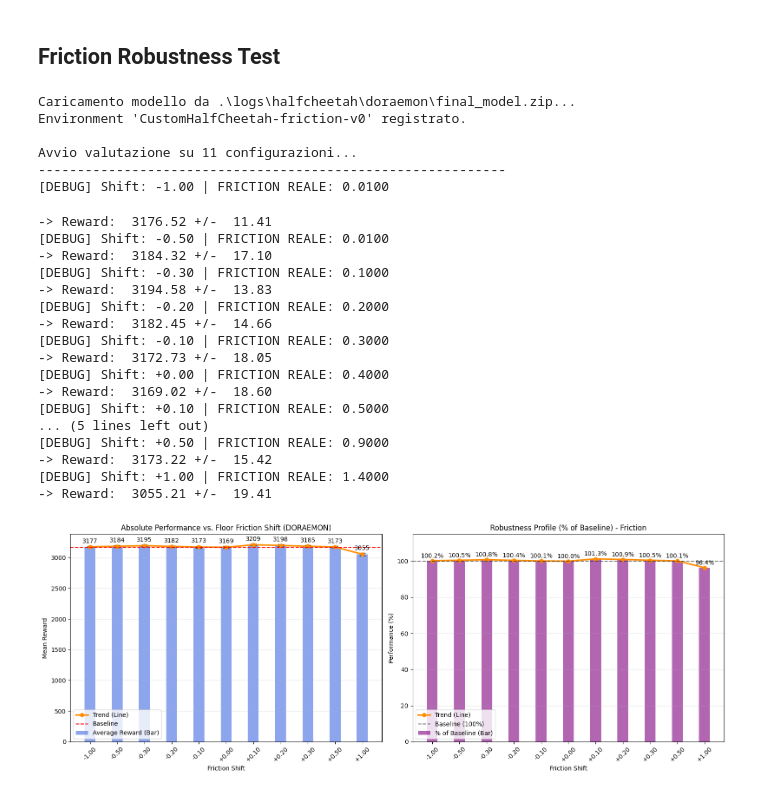
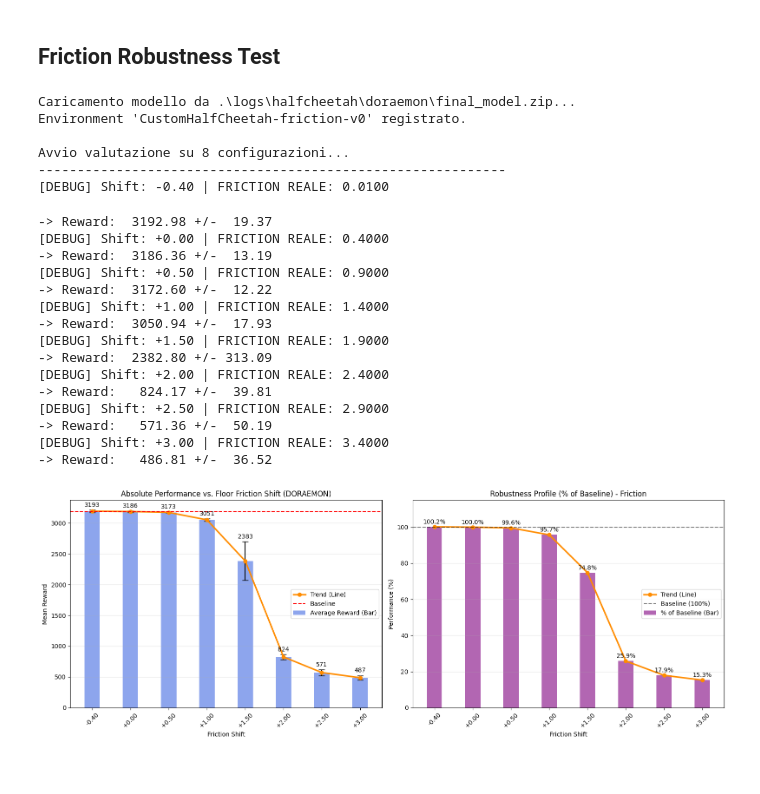
Before and after one commit to alessandro-benvenuti/doraemon-sim2real, a Jupyter notebook: notebooks/halfcheetah_experiments.ipynb, the cells around one changed output. Saved outputs shown, nothing was run; the diff lists cells and outputs as text; code cells hidden in the pictures.

```diff
--- a/notebooks/halfcheetah_experiments.ipynb
+++ b/notebooks/halfcheetah_experiments.ipynb
@@ -811,7 +811,8 @@ except:
     pass
 
 # --- 3. CONFIGURAZIONE VALUTAZIONE ---
-friction_shifts = [-3.0, -0.5, -0.3, -0.2, -0.1, 0.0, 0.1, 0.2, 0.3, 0.5, 3.0]
+# sul ghiaccio
+friction_shifts = [-0.4, 0, 0.5, 1.0, 1.5, 2.0, 2.5, 3.0]
 n_eval_episodes = 10
 results_mean = []
 results_std = []
@@ -894,47 +895,45 @@ ax1.legend()
 ax1.bar_label(bars1, fmt='%.0f', padding=3)
 
 # --- Grafico B: Performance Relativa ---
 bars2 = ax2.bar(x_pos, percentages, align='center',
                 alpha=0.6, width=bar_width,
                 color='purple', label='% of Baseline (Bar)')
 
 ax2.plot(x_pos, percentages, color='darkorange', marker='o', linewidth=2.5, label='Trend (Line)')
 
 ax2.axhline(y=100.0, color='black', linestyle='--', alpha=0.5, label='Baseline (100%)')
 ax2.set_title('Robustness Profile (% of Baseline) - Friction')
 ax2.set_xlabel('Friction Shift')
 ax2.set_ylabel('Performance (%)')
 ax2.set_xticks(x_pos)
 ax2.set_xticklabels([f'{s:+.2f}' for s in friction_shifts], rotation=45)
 ax2.set_ylim(0, max(115, np.max(percentages) + 10))
 ax2.grid(True, axis='y', alpha=0.3)
 ax2.legend()
 ax2.bar_label(bars2, fmt='%.1f%%', padding=3)
 
 plt.tight_layout()
 plt.show()
 # %% [output]
 Caricamento modello da .\logs\halfcheetah\doraemon\final_model.zip...
 Environment 'CustomHalfCheetah-friction-v0' registrato.
 
-Avvio valutazione su 11 configurazioni...
+Avvio valutazione su 8 configurazioni...
 ------------------------------------------------------------
-[DEBUG] Shift: -1.00 | FRICTION REALE: 0.0100
+[DEBUG] Shift: -0.40 | FRICTION REALE: 0.0100
--> Reward:  3176.52 +/-  11.41
-[DEBUG] Shift: -0.50 | FRICTION REALE: 0.0100
--> Reward:  3184.32 +/-  17.10
-[DEBUG] Shift: -0.30 | FRICTION REALE: 0.1000
--> Reward:  3194.58 +/-  13.83
-[DEBUG] Shift: -0.20 | FRICTION REALE: 0.2000
--> Reward:  3182.45 +/-  14.66
-[DEBUG] Shift: -0.10 | FRICTION REALE: 0.3000
--> Reward:  3172.73 +/-  18.05
+-> Reward:  3192.98 +/-  19.37
 [DEBUG] Shift: +0.00 | FRICTION REALE: 0.4000
--> Reward:  3169.02 +/-  18.60
-[DEBUG] Shift: +0.10 | FRICTION REALE: 0.5000
-... (5 lines left out)
+-> Reward:  3186.36 +/-  13.19
 [DEBUG] Shift: +0.50 | FRICTION REALE: 0.9000
--> Reward:  3173.22 +/-  15.42
+-> Reward:  3172.60 +/-  12.22
 [DEBUG] Shift: +1.00 | FRICTION REALE: 1.4000
--> Reward:  3055.21 +/-  19.41
+-> Reward:  3050.94 +/-  17.93
+[DEBUG] Shift: +1.50 | FRICTION REALE: 1.9000
+-> Reward:  2382.80 +/- 313.09
+[DEBUG] Shift: +2.00 | FRICTION REALE: 2.4000
+-> Reward:   824.17 +/-  39.81
+[DEBUG] Shift: +2.50 | FRICTION REALE: 2.9000
+-> Reward:   571.36 +/-  50.19
+[DEBUG] Shift: +3.00 | FRICTION REALE: 3.4000
+-> Reward:   486.81 +/-  36.52
-[figure, old version]
+[figure, new version]
```
